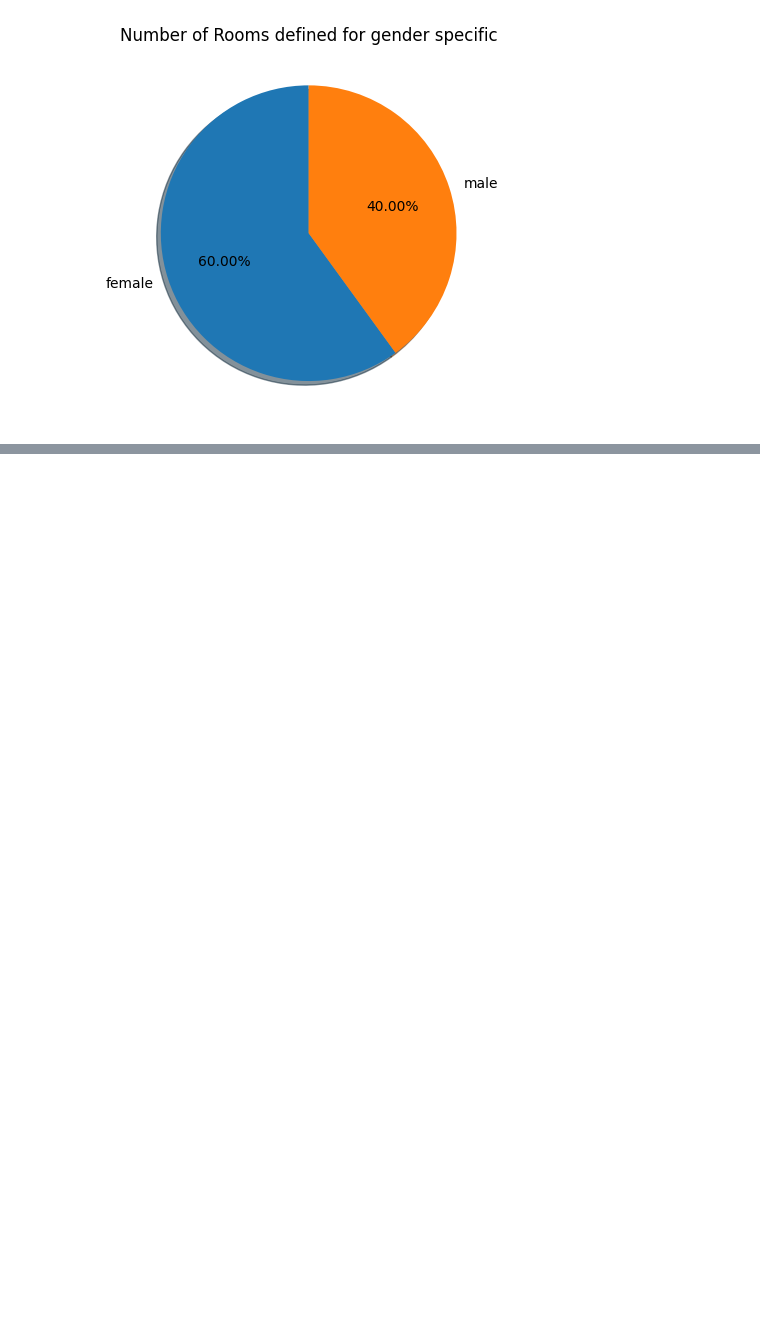
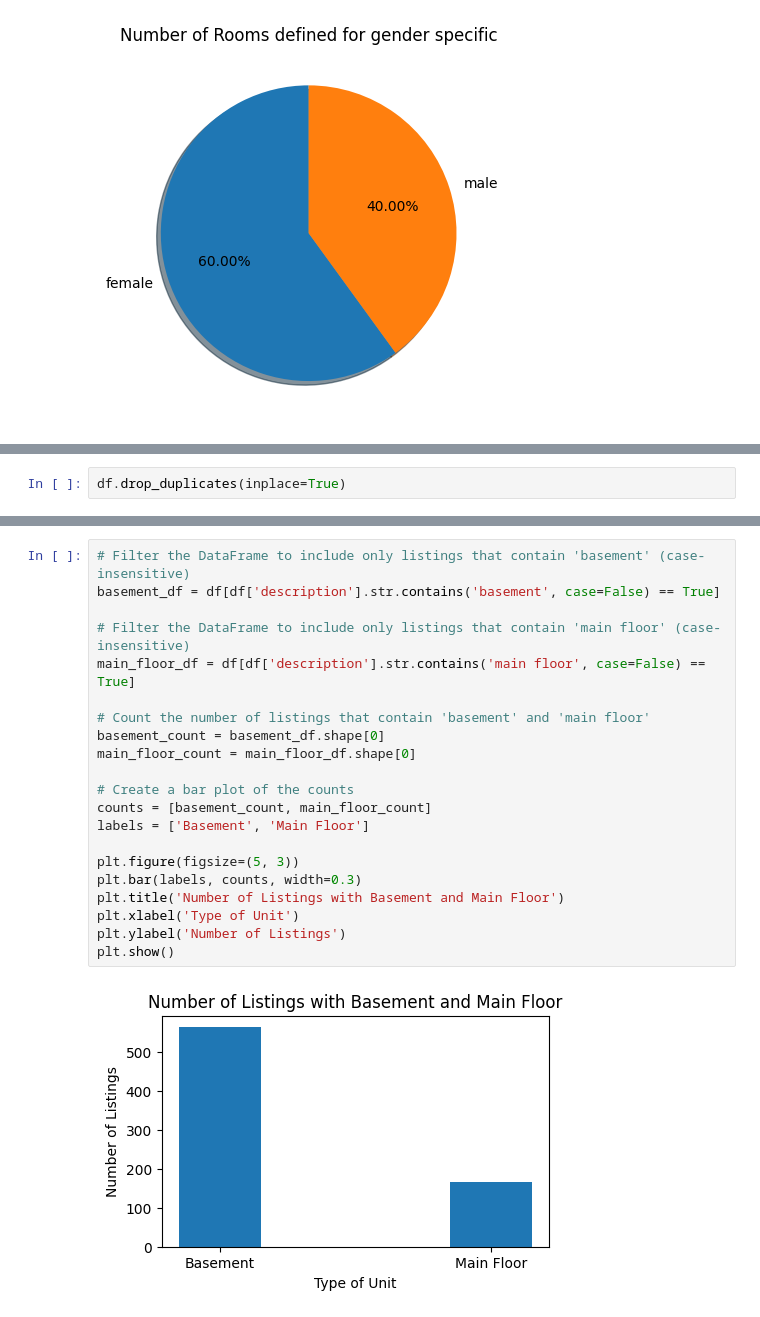
Before and after one commit to sunil-thapa99/NLP-assignment-2, a Jupyter notebook: actions/data_vis.ipynb, the cells around one changed output, grey strips where cells are left out. Saved outputs shown, nothing was run; the diff lists cells and outputs as text; blank space fills up the shorter version.

Commit message:
Update for gender and basement query

```diff
--- a/actions/data_vis.ipynb
+++ b/actions/data_vis.ipynb
@@ -258,0 +263,2 @@ plt.show()
+# %%
+df.drop_duplicates(inplace=True)
@@ -258,0 +278,23 @@ plt.show()
+# %%
+# Filter the DataFrame to include only listings that contain 'basement' (case-insensitive)
+basement_df = df[df['description'].str.contains('basement', case=False) == True]
+
+# Filter the DataFrame to include only listings that contain 'main floor' (case-insensitive)
+main_floor_df = df[df['description'].str.contains('main floor', case=False) == True]
+
+# Count the number of listings that contain 'basement' and 'main floor'
+basement_count = basement_df.shape[0]
+main_floor_count = main_floor_df.shape[0]
+
+# Create a bar plot of the counts
+counts = [basement_count, main_floor_count]
+labels = ['Basement', 'Main Floor']
+
+plt.figure(figsize=(5, 3))
+plt.bar(labels, counts, width=0.3)
+plt.title('Number of Listings with Basement and Main Floor')
+plt.xlabel('Type of Unit')
+plt.ylabel('Number of Listings')
+plt.show()
+# %% [output]
+[figure, added]
```
Also changed, not shown: parts of 5 cells of this notebook, 14 other files.
